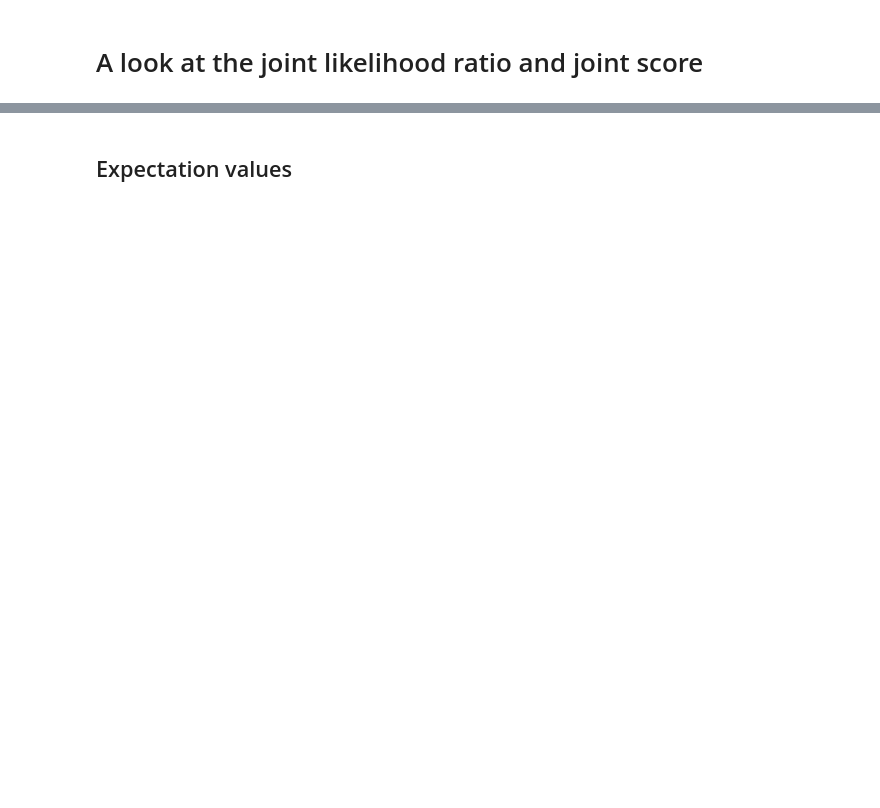
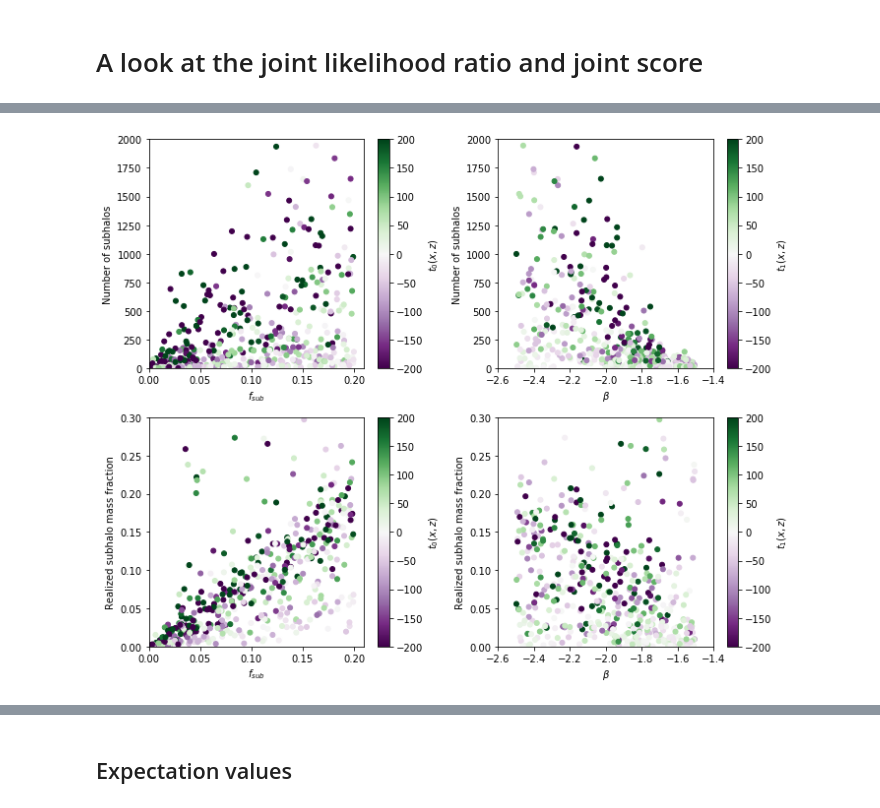
Before and after one commit to smsharma/mining-for-substructure-lens, a Jupyter notebook: notebooks/03_analyze_joint_data.ipynb, the cells around one changed output, grey strips where cells are left out. Saved outputs shown, nothing was run; the diff lists cells and outputs as text; code cells hidden in the pictures; blank space fills up the shorter version.

```diff
--- a/notebooks/03_analyze_joint_data.ipynb
+++ b/notebooks/03_analyze_joint_data.ipynb
@@ -24 +27,13 @@ r_xz_train = np.load("../data/samples/r_xz_debug.npy")
+# %%
+f_sub = theta[y==0][:,0]
+beta = theta[y==0][:,1]
+
+m_host = z[y==0][:,0]
+n_sub_realiz = z[y==0][:,7]
+f_sub_realiz = z[y==0][:,8]
+
+t_xz0 = t_xz[y==0][:,0]
+t_xz1 = t_xz[y==0][:,1]
+r_xz_inverse = r_xz[y==1].flatten()
+r_xz_ = r_xz[y==0].flatten()
 # %% [markdown]
@@ -171,0 +41,60 @@ plt.savefig("../figures/theta_nmsub_score.pdf")
+# %%
+skip = 1
+fig = plt.figure(figsize=(10,8))
+
+ax = plt.subplot(2,2,1)
+sc = plt.scatter(
+    f_sub[::skip], n_sub_realiz[::skip],
+    s=25.,
+    c=t_xz0, vmin=-200, vmax=200, cmap='PRGn',
+)
+cbar = plt.colorbar(sc)
+plt.xlabel(r"$f_{sub}$")
+plt.ylabel("Number of subhalos")
+cbar.set_label(r"$t_0(x,z)$")
+plt.xlim(0.,0.21)
+plt.ylim(0.,2000.)
+
+ax = plt.subplot(2,2,2)
+plt.scatter(
+    beta[::skip], n_sub_realiz[::skip],
+    s=25.,
+    c=t_xz1, vmin=-100, vmax=100, cmap='PRGn',
+)
+cbar = plt.colorbar(sc)
+plt.xlabel(r"$\beta$")
+plt.ylabel("Number of subhalos")
+cbar.set_label(r"$t_1(x,z)$")
+plt.xlim(-2.6,-1.4)
+plt.ylim(0.,2000.)
+
+ax = plt.subplot(2,2,3)
+sc = plt.scatter(
+    f_sub[::skip], f_sub_realiz[::skip],
+    s=25.,
+    c=t_xz0, vmin=-200, vmax=200, cmap='PRGn',
+)
+cbar = plt.colorbar(sc)
+plt.xlabel(r"$f_{sub}$")
+plt.ylabel("Realized subhalo mass fraction")
+cbar.set_label(r"$t_0(x,z)$")
+plt.xlim(0.,0.21)
+plt.ylim(0.,0.3)
+
+ax = plt.subplot(2,2,4)
+plt.scatter(
+    beta[::skip], f_sub_realiz[::skip],
+    s=25.,
+    c=t_xz1, vmin=-100, vmax=100, cmap='PRGn',
+)
+cbar = plt.colorbar(sc)
+plt.xlabel(r"$\beta$")
+plt.ylabel("Realized subhalo mass fraction")
+cbar.set_label(r"$t_1(x,z)$")
+plt.xlim(-2.6,-1.4)
+plt.ylim(0.,0.3)
+
+plt.tight_layout()
+plt.savefig("../figures/theta_vs_subhalo_params_vs_joint_score.pdf")
+# %% [output]
+[figure, added]
```
Also changed, not shown: parts of 25 cells of this notebook, 3 other files.
